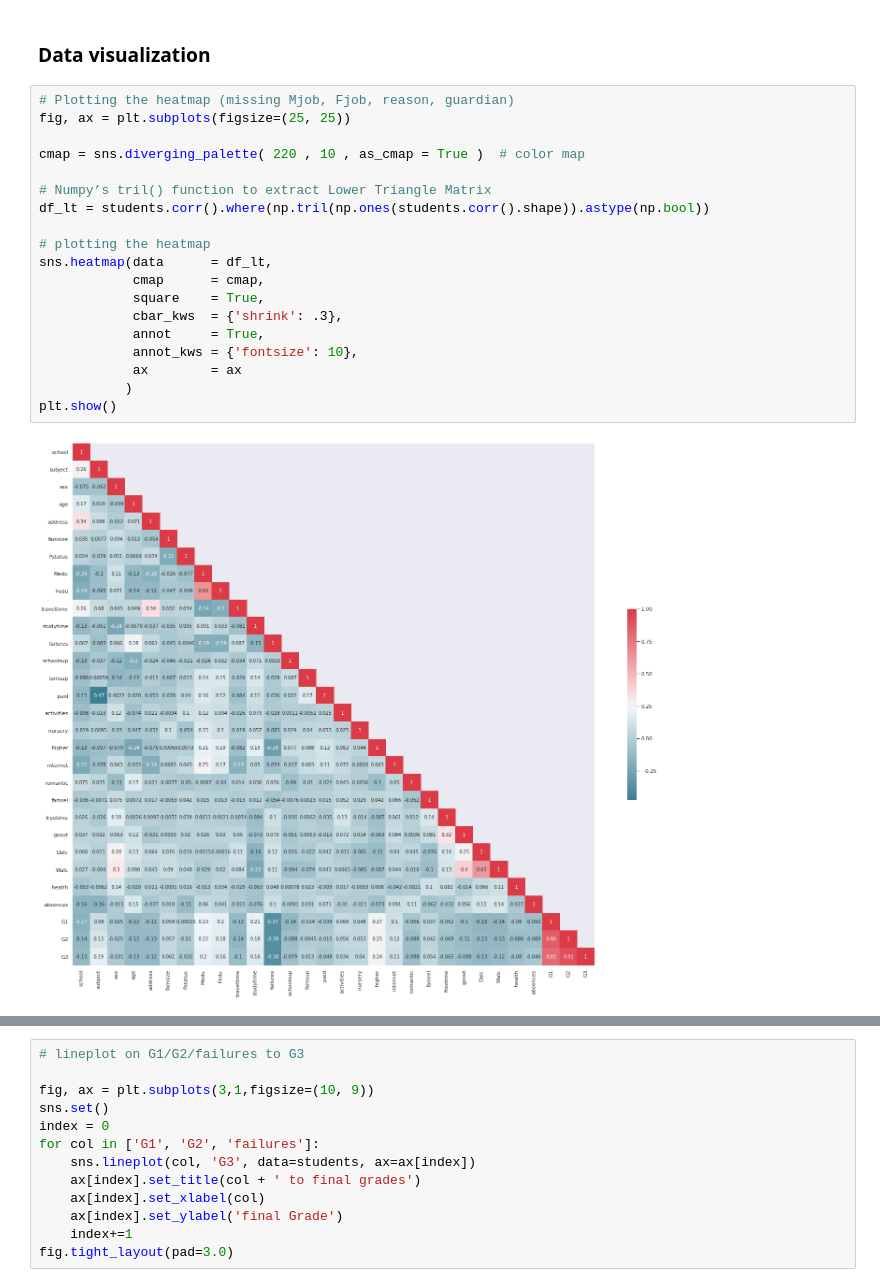
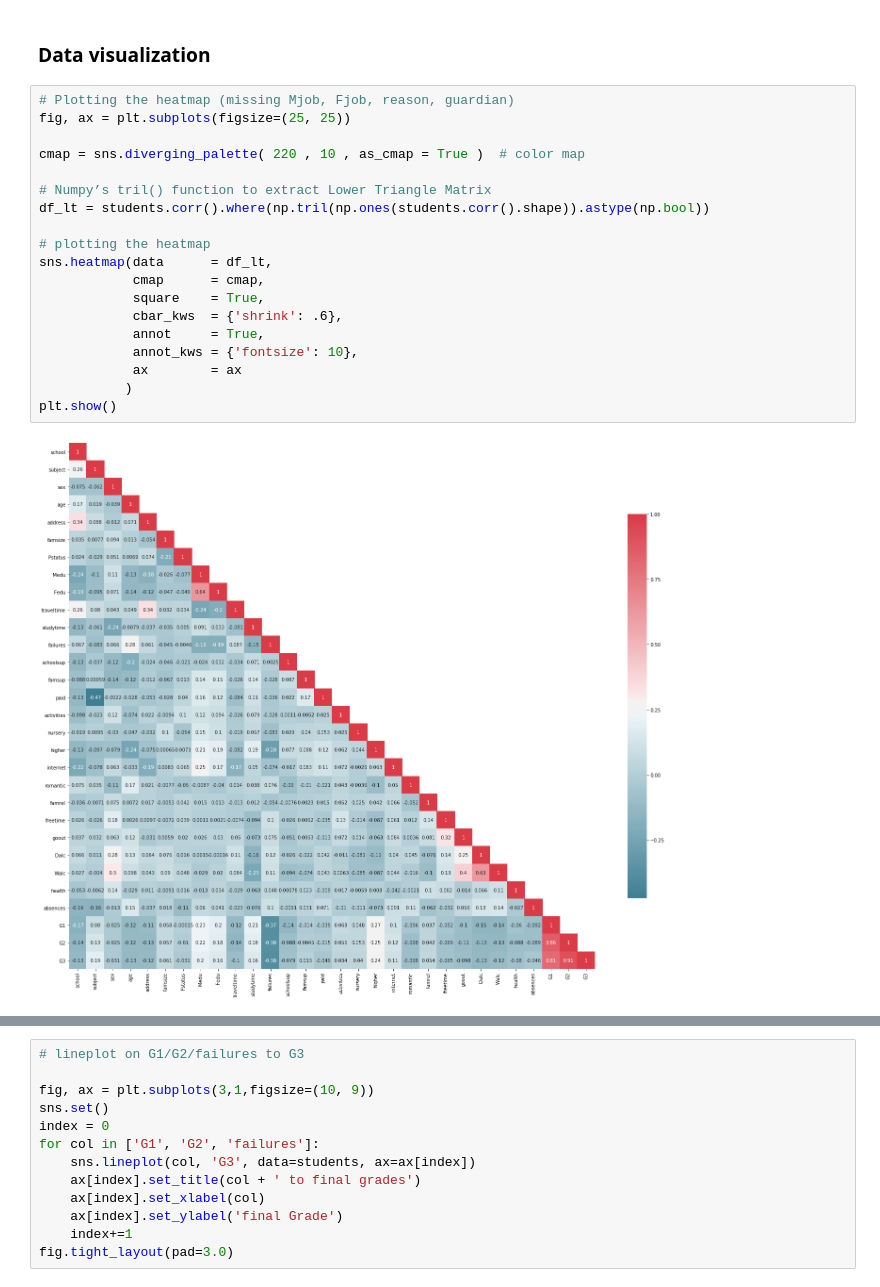
Before and after one commit to mtl-lan/1160_TeamProject, a Jupyter notebook: TeamProject_student_performance.ipynb, the cells around one changed output, grey strips where cells are left out. Saved outputs shown, nothing was run; the diff lists cells and outputs as text.

```diff
--- a/TeamProject_student_performance.ipynb
+++ b/TeamProject_student_performance.ipynb
@@ -145,24 +168,24 @@ memory usage: 285.5+ KB
 # %%
 # Plotting the heatmap (missing Mjob, Fjob, reason, guardian)
 fig, ax = plt.subplots(figsize=(25, 25))
 
 cmap = sns.diverging_palette( 220 , 10 , as_cmap = True )  # color map
 
 # Numpy’s tril() function to extract Lower Triangle Matrix
 df_lt = students.corr().where(np.tril(np.ones(students.corr().shape)).astype(np.bool))
 
 # plotting the heatmap
 sns.heatmap(data      = df_lt,
             cmap      = cmap,
             square    = True,
-            cbar_kws  = {'shrink': .3},
+            cbar_kws  = {'shrink': .6},
             annot     = True,
             annot_kws = {'fontsize': 10},
             ax        = ax
            )
 plt.show()
 # %% [output]
-[figure, old version]
+[figure, new version]
 # %% [markdown]
 ### Interesting findings of Heatmap:
 1. G1 and G2 and failures are the most 3 related features to final grade G3.
```
Also changed, not shown: parts of 49 cells of this notebook.
